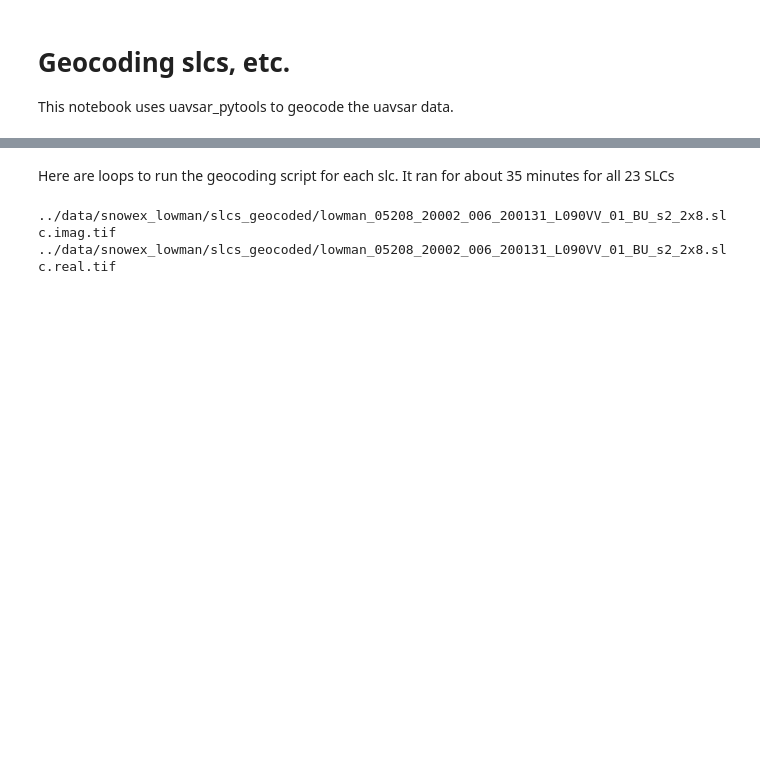
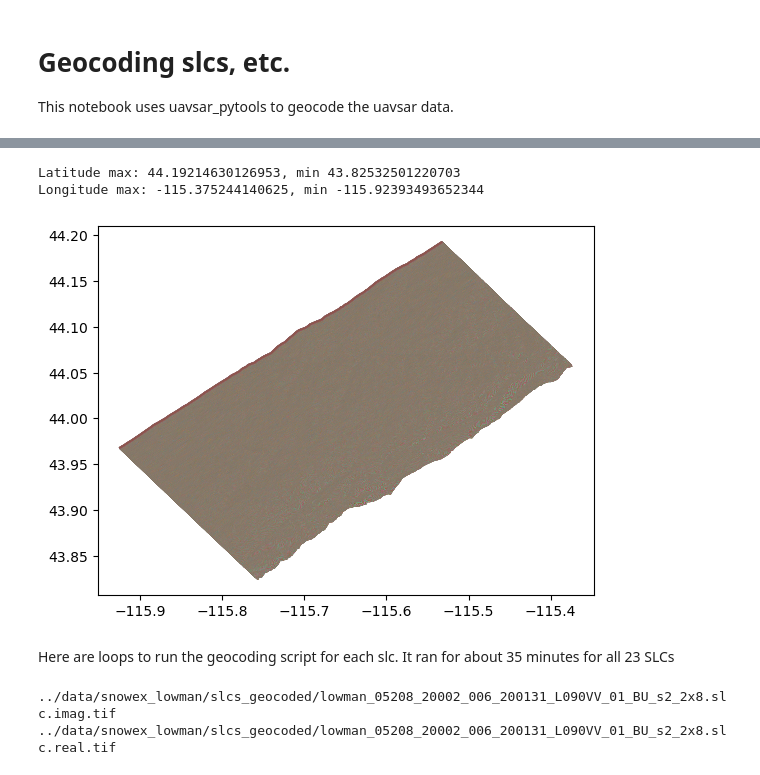
Before and after one commit to julober/snowex_uavsar_coherence, a Jupyter notebook: notebooks/geocoding.ipynb, the cells around one changed output, grey strips where cells are left out. Cells and saved outputs as stored; diff of their text form; code cells hidden in the pictures; blank space fills up the shorter version.

```diff
--- a/notebooks/geocoding.ipynb
+++ b/notebooks/geocoding.ipynb
@@ -49,3 +47,18 @@ Annotation file: /Users/julo9057/Library/CloudStorage/OneDrive-UCB-O365/Document
+# %%
+lats = np.fromfile(llh_05208, 'f4')[0::3].reshape(8333, 4896)
+longs =  np.fromfile(llh_05208, 'f4')[1::3].reshape(8333, 4896)
+heights = np.fromfile(llh_05208, 'f4')[2::3].reshape(8333, 4896)
+
+print(f"Latitude max: {np.max(lats)}, min {np.min(lats)}")
+print(f"Longitude max: {np.max(longs)}, min {np.min(longs)}")
+
+import matplotlib.pyplot as plt
+
+plot = plt.plot(longs, lats)
+# %% [output]
+Latitude max: 44.19214630126953, min 43.82532501220703
+Longitude max: -115.375244140625, min -115.92393493652344
+[figure, added]
 # %%
 img_list = ['/Users/julo9057/Library/CloudStorage/OneDrive-UCB-O365/Documents/geog6655_coherence/data/data/snowex_lowman/lowman_05208_20002_006_200131_L090VV_01_BU_s2_2x8.slc.real.tif',
  '/Users/julo9057/Library/CloudStorage/OneDrive-UCB-O365/Documents/geog6655_coherence/data/data/snowex_lowman/lowman_05208_20002_006_200131_L090VV_01_BU_s2_2x8.slc.imag.tif']
```
Also changed, not shown: parts of 7 cells of this notebook.
